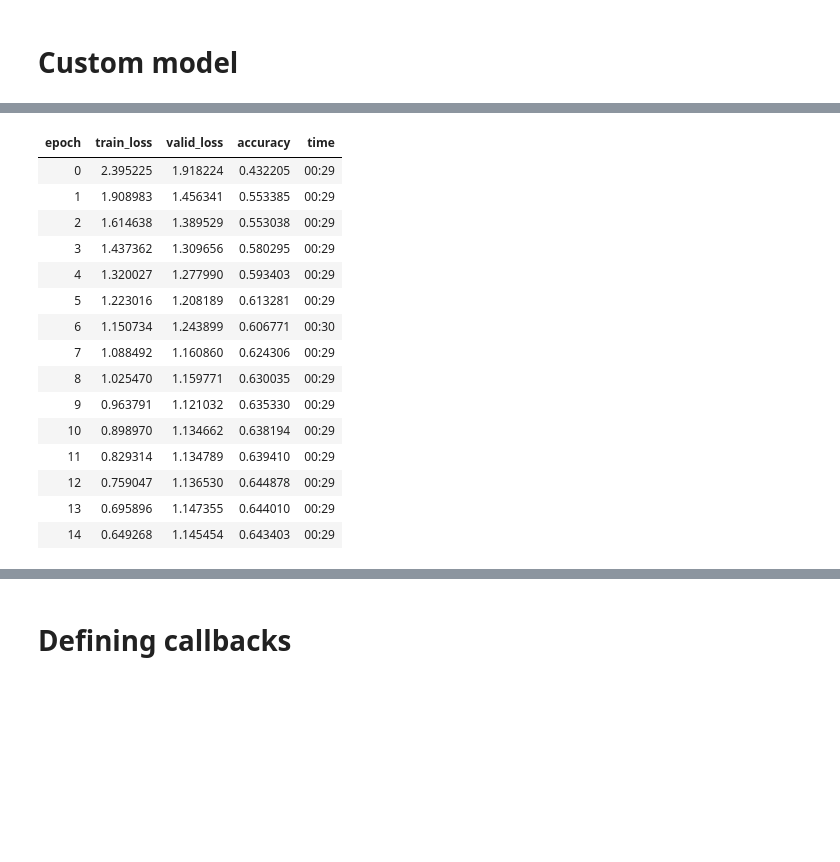
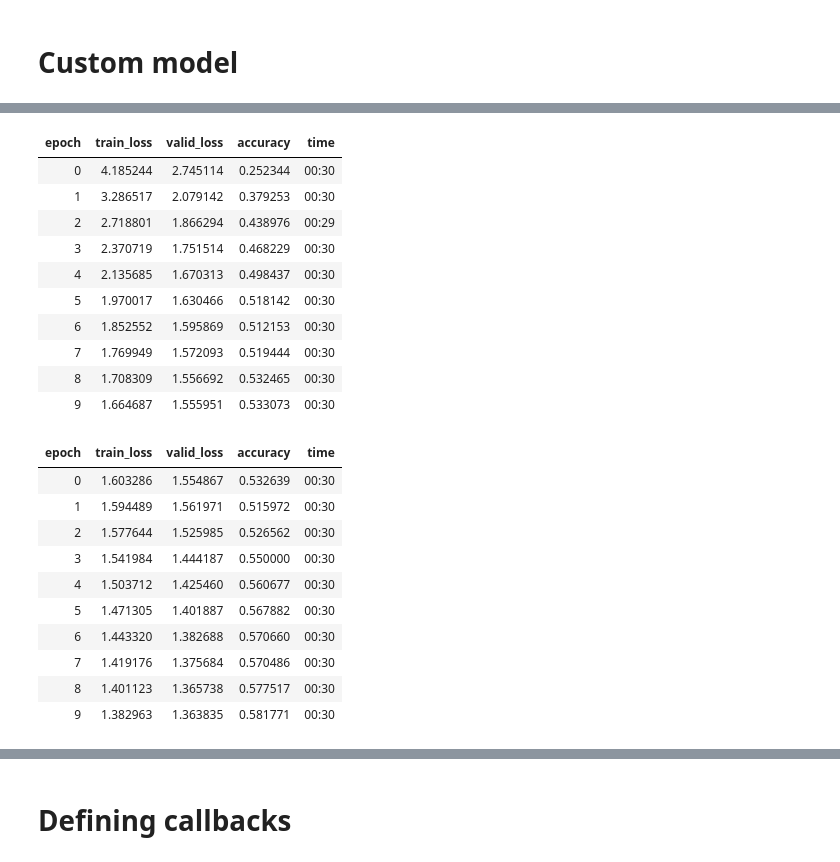
Before and after one commit to Marcosuff/Marcosuff.github.io, a Jupyter notebook: fastaiv2_works/SMILES_LSTM_fastaiv2.ipynb, the cells around one changed output, grey strips where cells are left out. Saved outputs shown, nothing was run; the diff lists cells and outputs as text; code cells hidden in the pictures; blank space fills up the shorter version.

```diff
--- a/fastaiv2_works/SMILES_LSTM_fastaiv2.ipynb
+++ b/fastaiv2_works/SMILES_LSTM_fastaiv2.ipynb
@@ -399,0 +423,3 @@ learn.fit(5,1e-3)
+# %%
+h = torch.zeros(3,64,512)
+h.shape
@@ -409,22 +464,25 @@ class MyGRU(Module):
 
     self.h = torch.zeros(self.n_layers, self.bs, self.hidden_size)
     self.i_h = nn.Embedding(self.vocab_size, self.hidden_size)
+    self.drop = nn.Dropout(0.25)
     self.h_h = nn.GRU(self.hidden_size, self.hidden_size, num_layers=3, batch_first=True)
     self.h_o = nn.Linear(self.hidden_size, self.vocab_size)
+    self.h_o.weight = self.i_h.weight # Weight tying
 
   def forward(self, x):
     i_h = self.i_h(x)
 
-    out, h = self.h_h(i_h, self.h)
+    raw, h = self.h_h(i_h, self.h)
+    out = self.drop(raw)
 
     self.h = h.detach()
     res = self.h_o(out)
-    return res
+    return res, raw, out
 
   def reset(self):
     self.h.zero_()
 
-mygru = MyGRU(vocab_size=vocab_size,hidden_size=hs,n_layers=nlayers,bs=bs)
+mygru = MyGRU(vs=vocab_size,hs=hs,nl=nlayers,bs=bs)
 mygru
 # %% [output]
 MyGRU(
@@ -435,22 +508,31 @@ MyGRU(
+# %%
+learn.fit_one_cycle(10, 1e-4)
+# %% [output]
+| epoch | train_loss | valid_loss | accuracy | time |
+| 0 | 4.185244 | 2.745114 | 0.252344 | 00:30 |
+| 1 | 3.286517 | 2.079142 | 0.379253 | 00:30 |
+| 2 | 2.718801 | 1.866294 | 0.438976 | 00:29 |
+| 3 | 2.370719 | 1.751514 | 0.468229 | 00:30 |
+| 4 | 2.135685 | 1.670313 | 0.498437 | 00:30 |
+| 5 | 1.970017 | 1.630466 | 0.518142 | 00:30 |
+| 6 | 1.852552 | 1.595869 | 0.512153 | 00:30 |
+| 7 | 1.769949 | 1.572093 | 0.519444 | 00:30 |
+| 8 | 1.708309 | 1.556692 | 0.532465 | 00:30 |
+| 9 | 1.664687 | 1.555951 | 0.533073 | 00:30 |
 # %%
 learn = Learner(dls,mygru,
                 loss_func=CrossEntropyLossFlat(),
-                metrics=accuracy, cbs=ModelResetter)
-learn.fit_one_cycle(15, 1e-2)
+                metrics=accuracy, cbs=[ModelResetter, RNNRegularizer(alpha=2,beta=1)])
+learn.fit_one_cycle(10, 1e-4)
 # %% [output]
 | epoch | train_loss | valid_loss | accuracy | time |
-| 0 | 2.395225 | 1.918224 | 0.432205 | 00:29 |
-| 1 | 1.908983 | 1.456341 | 0.553385 | 00:29 |
-| 2 | 1.614638 | 1.389529 | 0.553038 | 00:29 |
-| 3 | 1.437362 | 1.309656 | 0.580295 | 00:29 |
-| 4 | 1.320027 | 1.277990 | 0.593403 | 00:29 |
-| 5 | 1.223016 | 1.208189 | 0.613281 | 00:29 |
-| 6 | 1.150734 | 1.243899 | 0.606771 | 00:30 |
-| 7 | 1.088492 | 1.160860 | 0.624306 | 00:29 |
-| 8 | 1.025470 | 1.159771 | 0.630035 | 00:29 |
-| 9 | 0.963791 | 1.121032 | 0.635330 | 00:29 |
-| 10 | 0.898970 | 1.134662 | 0.638194 | 00:29 |
-| 11 | 0.829314 | 1.134789 | 0.639410 | 00:29 |
-| 12 | 0.759047 | 1.136530 | 0.644878 | 00:29 |
-| 13 | 0.695896 | 1.147355 | 0.644010 | 00:29 |
-| 14 | 0.649268 | 1.145454 | 0.643403 | 00:29 |
+| 0 | 1.603286 | 1.554867 | 0.532639 | 00:30 |
+| 1 | 1.594489 | 1.561971 | 0.515972 | 00:30 |
+| 2 | 1.577644 | 1.525985 | 0.526562 | 00:30 |
+| 3 | 1.541984 | 1.444187 | 0.550000 | 00:30 |
+| 4 | 1.503712 | 1.425460 | 0.560677 | 00:30 |
+| 5 | 1.471305 | 1.401887 | 0.567882 | 00:30 |
+| 6 | 1.443320 | 1.382688 | 0.570660 | 00:30 |
+| 7 | 1.419176 | 1.375684 | 0.570486 | 00:30 |
+| 8 | 1.401123 | 1.365738 | 0.577517 | 00:30 |
+| 9 | 1.382963 | 1.363835 | 0.581771 | 00:30 |
```
Also changed, not shown: parts of 20 cells of this notebook.
